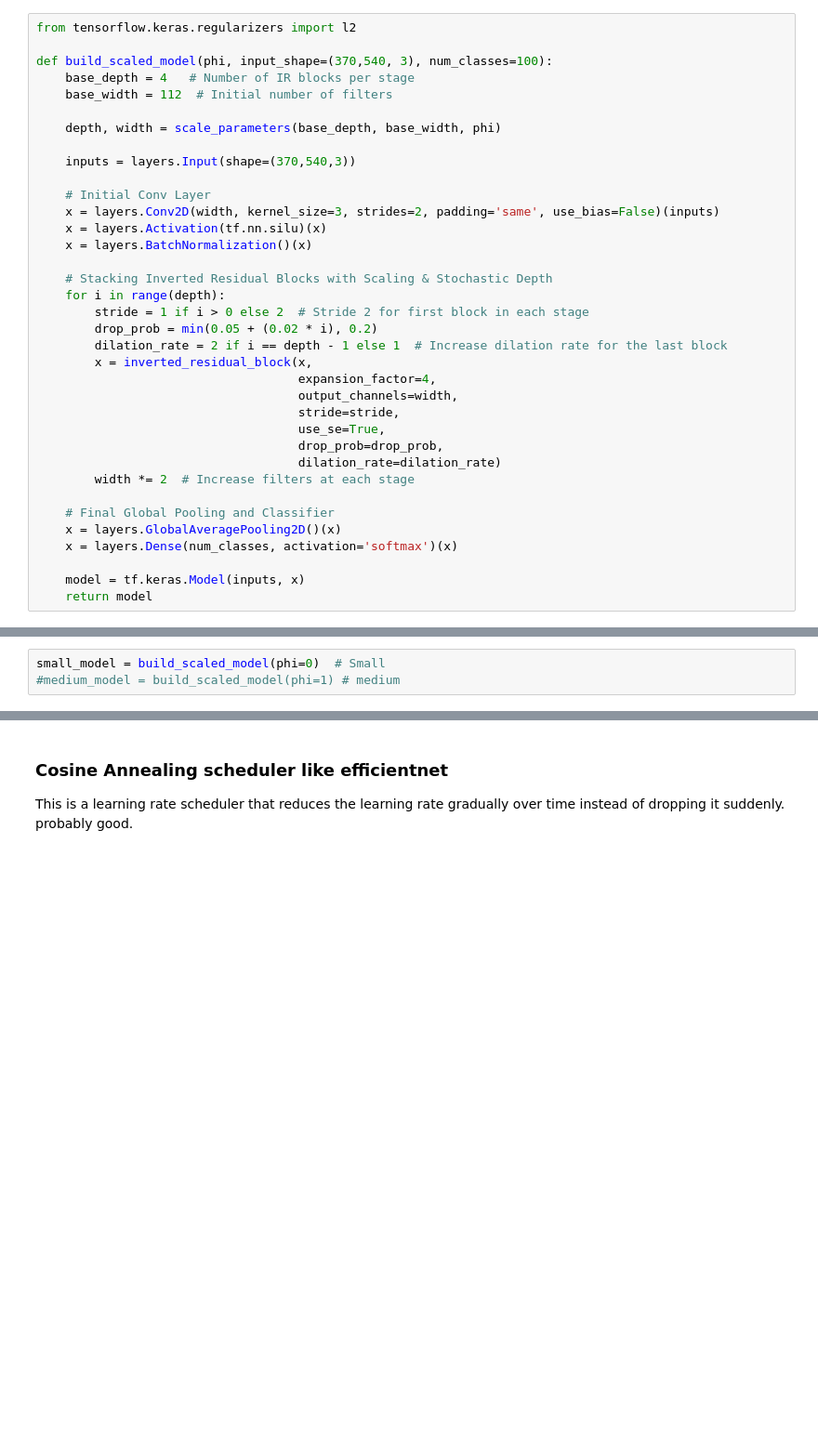
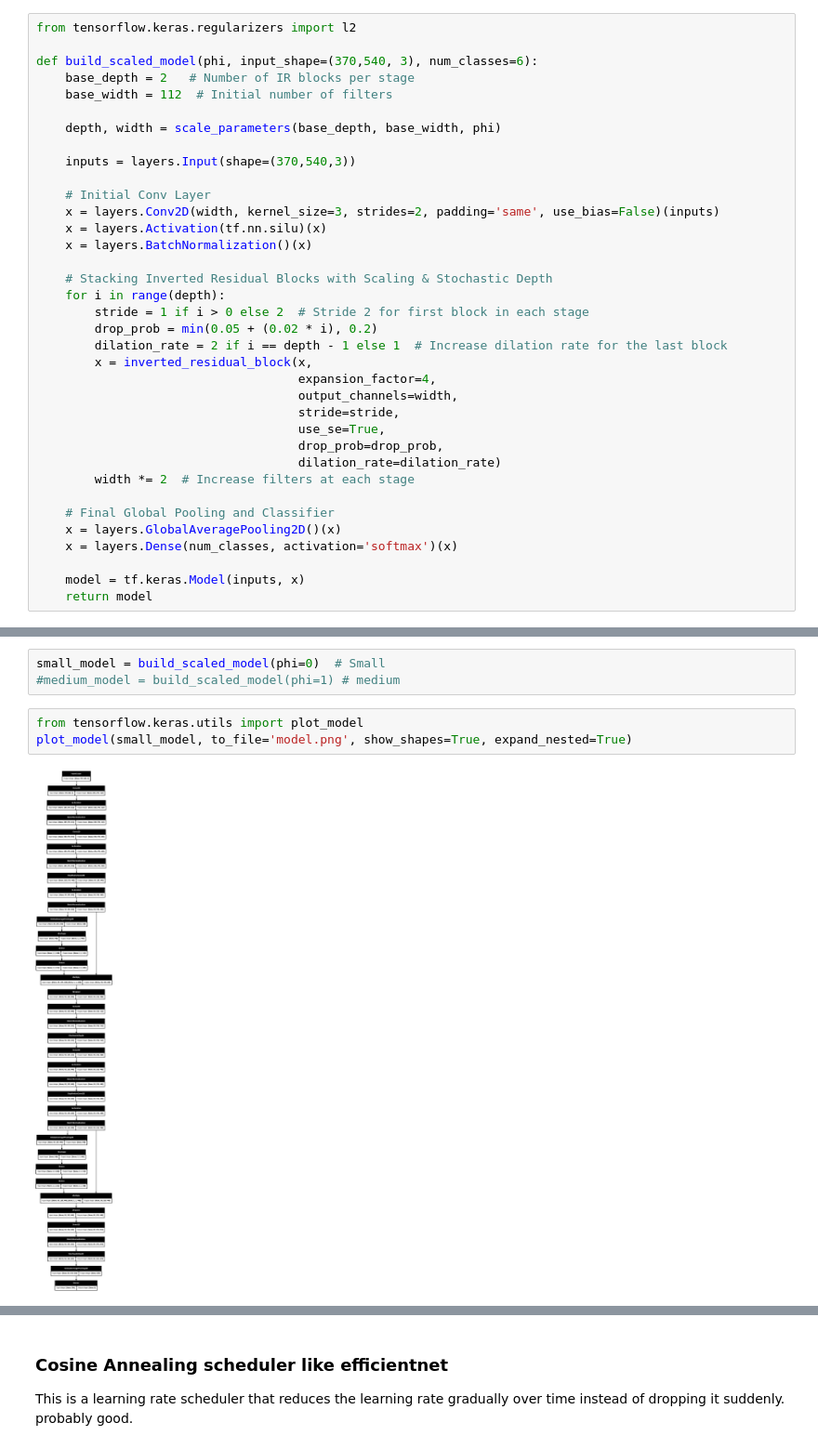
Before and after one commit to SweetLejo/altgen-nn, a Jupyter notebook: notebooks/NyModell.ipynb, the cells around one changed output, grey strips where cells are left out. Shown at 93% size. Drawn from its saved outputs; the diff is of its cells as text; blank space fills up the shorter version.

```diff
--- a/notebooks/NyModell.ipynb
+++ b/notebooks/NyModell.ipynb
@@ -370,8 +438,8 @@ Here we can change the ratio of base depth and width. Remember that we can also
 # %%
 from tensorflow.keras.regularizers import l2
 
-def build_scaled_model(phi, input_shape=(370,540, 3), num_classes=100):
-    base_depth = 4   # Number of IR blocks per stage
+def build_scaled_model(phi, input_shape=(370,540, 3), num_classes=6):
+    base_depth = 2   # Number of IR blocks per stage
     base_width = 112  # Initial number of filters
 
     depth, width = scale_parameters(base_depth, base_width, phi)
@@ -415,6 +483,11 @@ Under i am doing a summary of the model. This is used to assess how big of a dif
 # %%
 small_model = build_scaled_model(phi=0)  # Small
 #medium_model = build_scaled_model(phi=1) # medium
+# %%
+from tensorflow.keras.utils import plot_model
+plot_model(small_model, to_file='model.png', show_shapes=True, expand_nested=True)
+# %% [output]
+[figure, added]
 # %%
 small_model.summary()
 print(len(small_model.layers))
```
Also changed, not shown: parts of 18 cells of this notebook.
